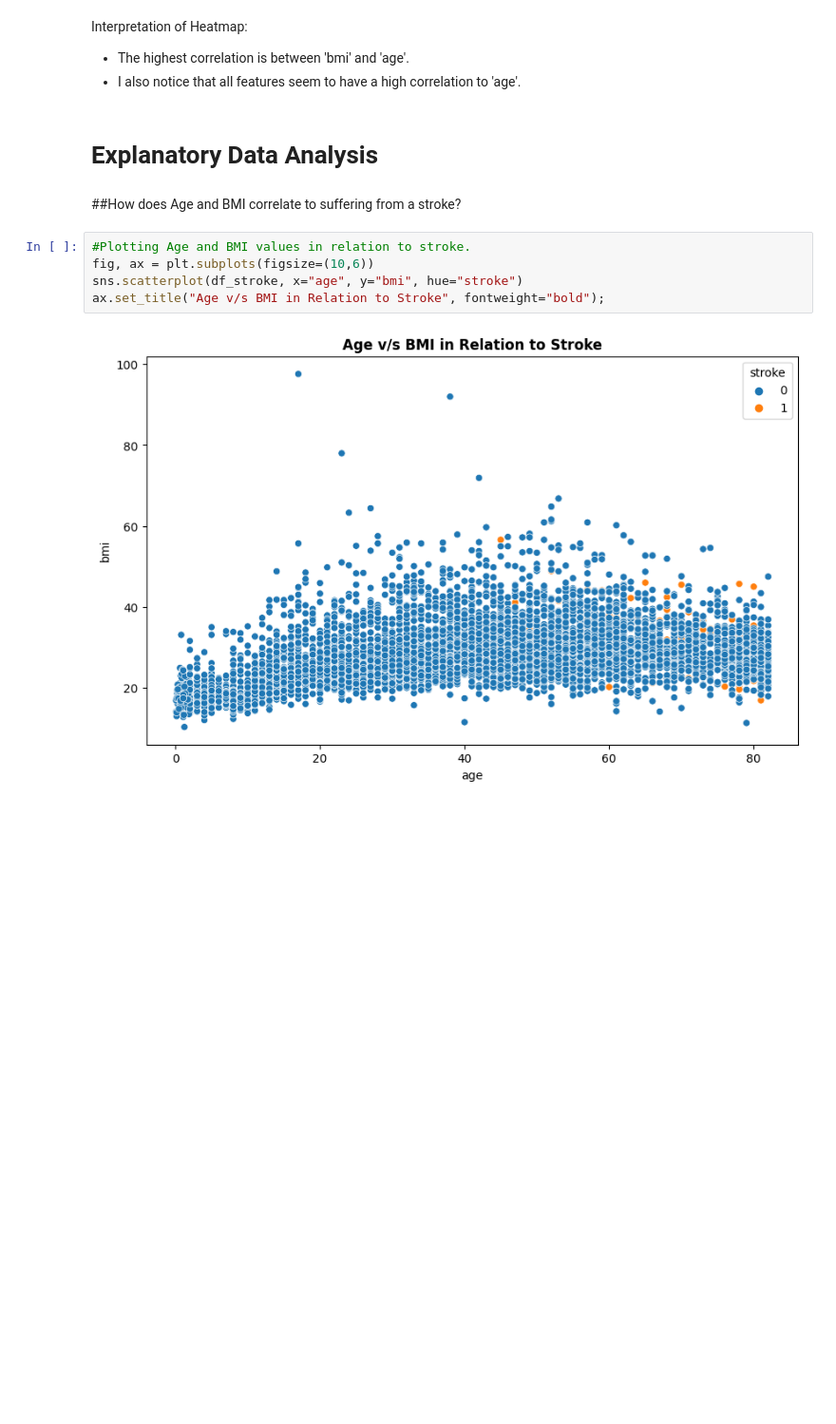
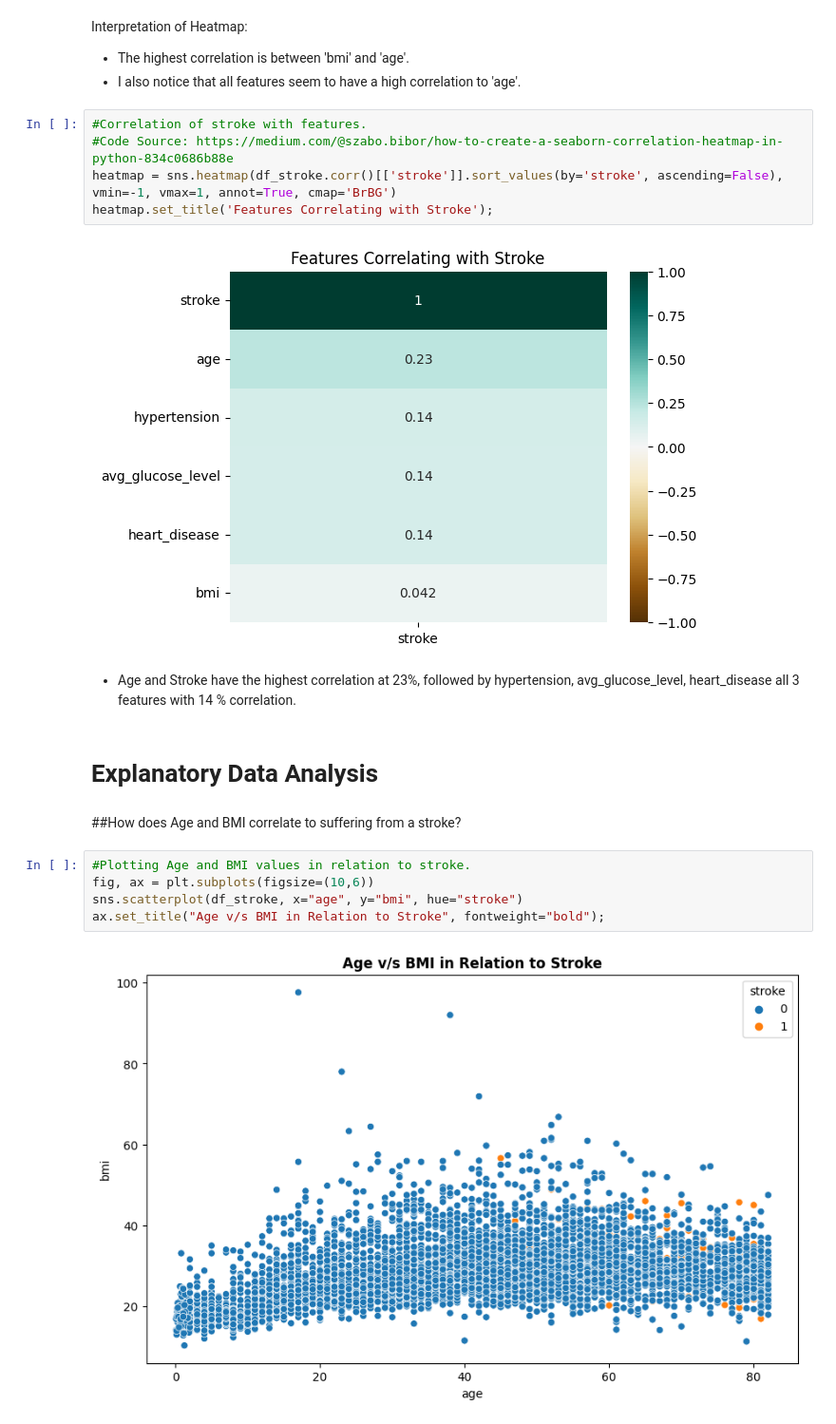
Before and after one commit to patelmedha/Stroke-Prediction, a Jupyter notebook: Stroke_Prediction.ipynb, the cells around one changed output. Shown at 95% size. Cells and saved outputs as stored; diff of their text form; blank space fills up the shorter version.

```diff
--- a/Stroke_Prediction.ipynb
+++ b/Stroke_Prediction.ipynb
@@ -544,6 +553,15 @@ ax = sns.heatmap(corr, cmap = 'rocket', annot = True);
 Interpretation of Heatmap:
   - The highest correlation is between 'bmi' and 'age'.
   - I also notice that all features seem to have a high correlation to 'age'.
+# %%
+#Correlation of stroke with features.
+#Code Source: https://medium.com/@szabo.bibor/how-to-create-a-seaborn-correlation-heatmap-in-python-834c0686b88e
+heatmap = sns.heatmap(df_stroke.corr()[['stroke']].sort_values(by='stroke', ascending=False), vmin=-1, vmax=1, annot=True, cmap='BrBG')
+heatmap.set_title('Features Correlating with Stroke');
+# %% [output]
+[figure, added]
+# %% [markdown]
+- Age and Stroke have the highest correlation at 23%, followed by hypertension, avg_glucose_level, heart_disease all 3 features with 14 % correlation.
 # %% [markdown]
 # **Explanatory Data Analysis**
 # %% [markdown]
```
Also changed, not shown: parts of 97 cells of this notebook.
